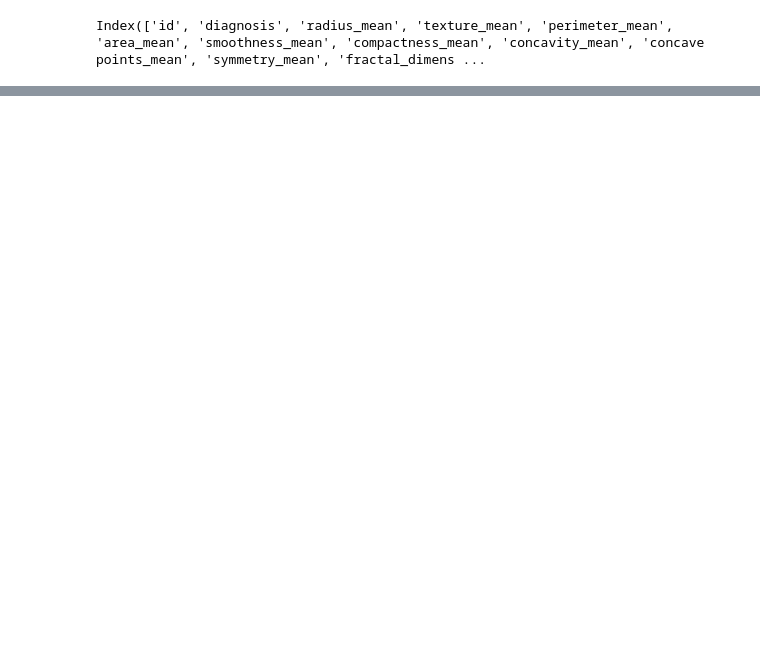
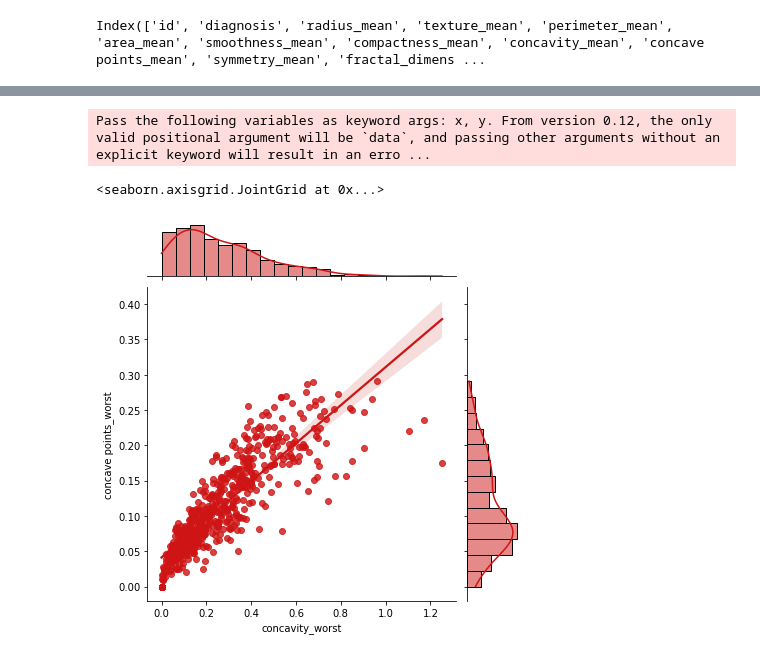
Before and after one commit to hikmab/Causal-Inference-, a Jupyter notebook: notebooks/EDA.ipynb, the cells around one changed output, grey strips where cells are left out. Drawn from its saved outputs; the diff is of its cells as text; code cells hidden in the pictures; blank space fills up the shorter version.

```diff
--- a/notebooks/EDA.ipynb
+++ b/notebooks/EDA.ipynb
@@ -27,3 +29,9 @@ df.head(n=10)
 print(df.columns)
 # %% [output]
 Index(['id', 'diagnosis', 'radius_mean', 'texture_mean', 'perimeter_mean', 'area_mean', 'smoothness_mean', 'compactness_mean', 'concavity_mean', 'concave points_mean', 'symmetry_mean', 'fractal_dimens ...
+# %%
+# droping unecessary colmns
+y = df.diagnosis
+list = ['Unnamed: 32','id','diagnosis']
+x = df.drop(list,axis = 1 )
+x.head()
@@ -29,0 +150,6 @@ Index(['id', 'diagnosis', 'radius_mean', 'texture_mean', 'perimeter_mean', 'area
+# %%
+sns.jointplot(x.loc[:,'concavity_worst'], x.loc[:,'concave points_worst'], kind="reg", color="#ce1414")
+# %% [output]
+Pass the following variables as keyword args: x, y. From version 0.12, the only valid positional argument will be `data`, and passing other arguments without an explicit keyword will result in an erro ...
+<seaborn.axisgrid.JointGrid at 0x...>
+[figure, added]
```
Also changed, not shown: parts of 17 cells of this notebook, 1 other file.
